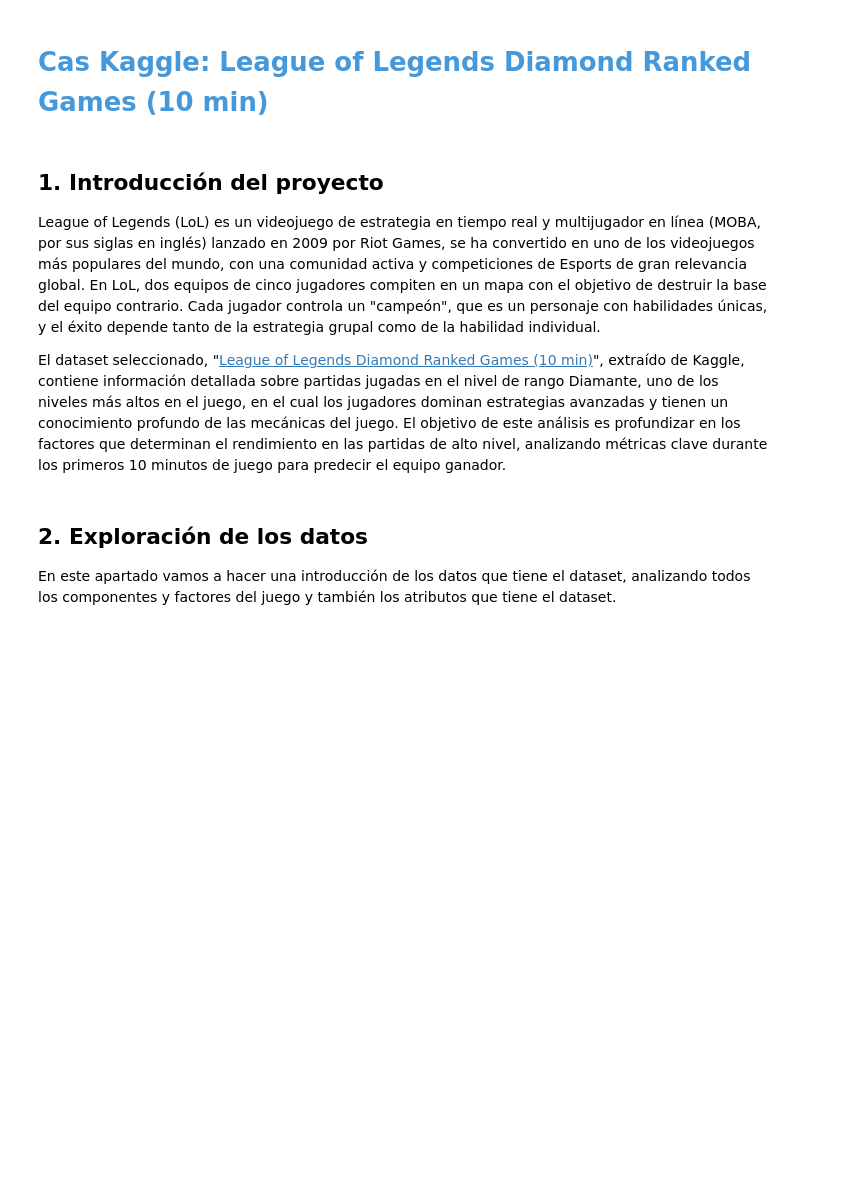
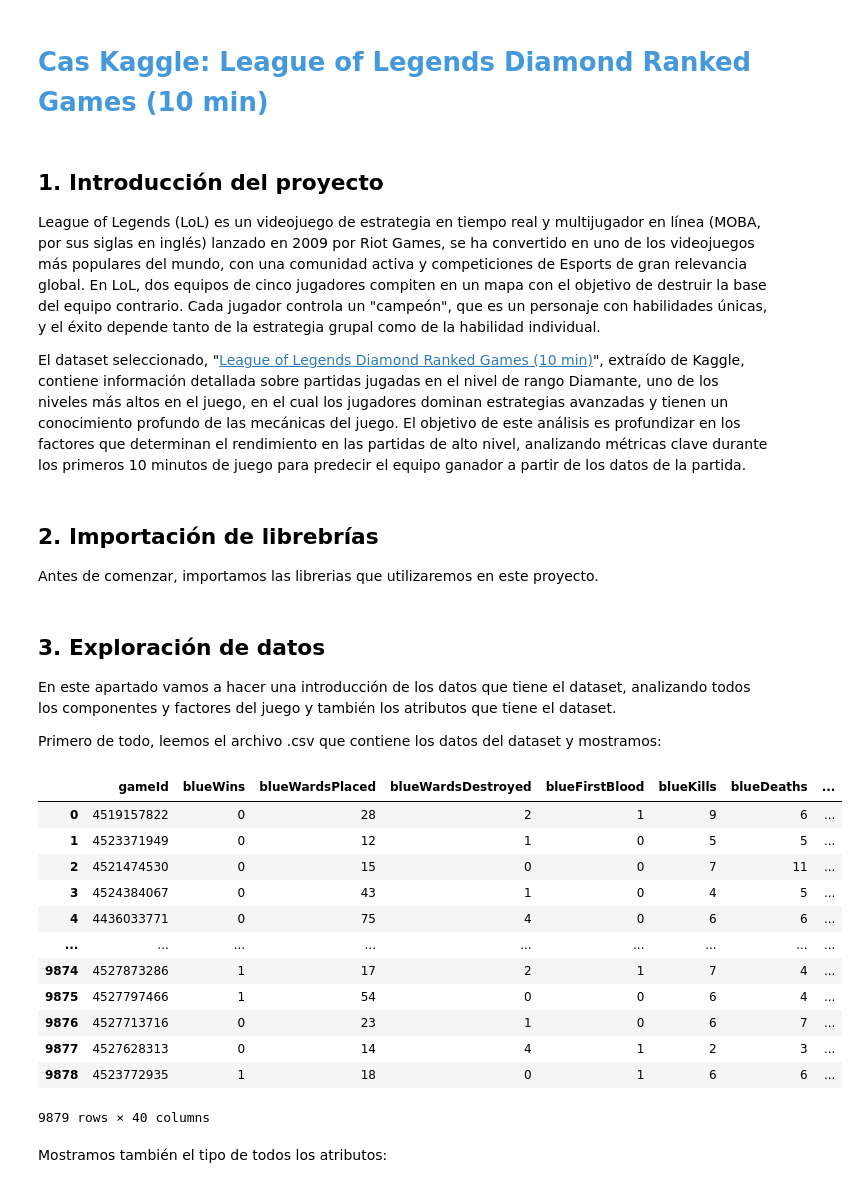
Before and after one commit to jimlin829/Cas-Kaggle-League-of-Legends-Diamond-Ranked-Games, a Jupyter notebook: kaggle.ipynb, the cells around one changed output. Drawn from its saved outputs; the diff is of its cells as text; code cells hidden in the pictures; blank space fills up the shorter version.

Commit message:
Updated kaggle project with data analysis

```diff
--- a/kaggle.ipynb
+++ b/kaggle.ipynb
@@ -7,4 +7,7 @@
 
 League of Legends (LoL) es un videojuego de estrategia en tiempo real y multijugador en línea (MOBA, por sus siglas en inglés) lanzado en 2009 por Riot Games, se ha convertido en uno de los videojuegos más populares del mundo, con una comunidad activa y competiciones de Esports de gran relevancia global. En LoL, dos equipos de cinco jugadores compiten en un mapa con el objetivo de destruir la base del equipo contrario. Cada jugador controla un "campeón", que es un personaje con habilidades únicas, y el éxito depende tanto de la estrategia grupal como de la habilidad individual.
 
-El dataset seleccionado, "[League of Legends Diamond Ranked Games (10 min)](https://www.kaggle.com/datasets/bobbyscience/league-of-legends-diamond-ranked-games-10-min)", extraído de Kaggle, contiene información detallada sobre partidas jugadas en el nivel de rango Diamante, uno de los niveles más altos en el juego, en el cual los jugadores dominan estrategias avanzadas y tienen un conocimiento profundo de las mecánicas del juego. El objetivo de este análisis es profundizar en los factores que determinan el rendimiento en las partidas de alto nivel, analizando métricas clave durante los primeros 10 minutos de juego para predecir el equipo ganador.
+El dataset seleccionado, "[League of Legends Diamond Ranked Games (10 min)](https://www.kaggle.com/datasets/bobbyscience/league-of-legends-diamond-ranked-games-10-min)", extraído de Kaggle, contiene información detallada sobre partidas jugadas en el nivel de rango Diamante, uno de los niveles más altos en el juego, en el cual los jugadores dominan estrategias avanzadas y tienen un conocimiento profundo de las mecánicas del juego. El objetivo de este análisis es profundizar en los factores que determinan el rendimiento en las partidas de alto nivel, analizando métricas clave durante los primeros 10 minutos de juego para predecir el equipo ganador a partir de los datos de la partida.
+# %% [markdown]
+## 2. Importación de librebrías
+Antes de comenzar, importamos las librerias que utilizaremos en este proyecto.
@@ -11,3 +19,25 @@ El dataset seleccionado, "[League of Legends Diamond Ranked Games (10 min)](http
 # %% [markdown]
-## 2. Exploración de los datos
+## 3. Exploración de datos
 En este apartado vamos a hacer una introducción de los datos que tiene el dataset, analizando todos los componentes y factores del juego y también los atributos que tiene el dataset.
+
+Primero de todo, leemos el archivo .csv que contiene los datos del dataset y mostramos:
+# %%
+pd.set_option('display.max_columns', None)
+df = pd.read_csv('Dataset/high_diamond_ranked_10min.csv')
+df
+# %% [output]
+|  | gameId | blueWins | blueWardsPlaced | blueWardsDestroyed | blueFirstBlood | blueKills | blueDeaths | ... |
+| 0 | 4519157822 | 0 | 28 | 2 | 1 | 9 | 6 | ... |
+| 1 | 4523371949 | 0 | 12 | 1 | 0 | 5 | 5 | ... |
+| 2 | 4521474530 | 0 | 15 | 0 | 0 | 7 | 11 | ... |
+| 3 | 4524384067 | 0 | 43 | 1 | 0 | 4 | 5 | ... |
+| 4 | 4436033771 | 0 | 75 | 4 | 0 | 6 | 6 | ... |
+| ... | ... | ... | ... | ... | ... | ... | ... | ... |
+| 9874 | 4527873286 | 1 | 17 | 2 | 1 | 7 | 4 | ... |
+| 9875 | 4527797466 | 1 | 54 | 0 | 0 | 6 | 4 | ... |
+| 9876 | 4527713716 | 0 | 23 | 1 | 0 | 6 | 7 | ... |
+| 9877 | 4527628313 | 0 | 14 | 4 | 1 | 2 | 3 | ... |
+| 9878 | 4523772935 | 1 | 18 | 0 | 1 | 6 | 6 | ... |
+9879 rows × 40 columns
+# %% [markdown]
+Mostramos también el tipo de todos los atributos:
```
Also changed, not shown: parts of 13 cells of this notebook.
